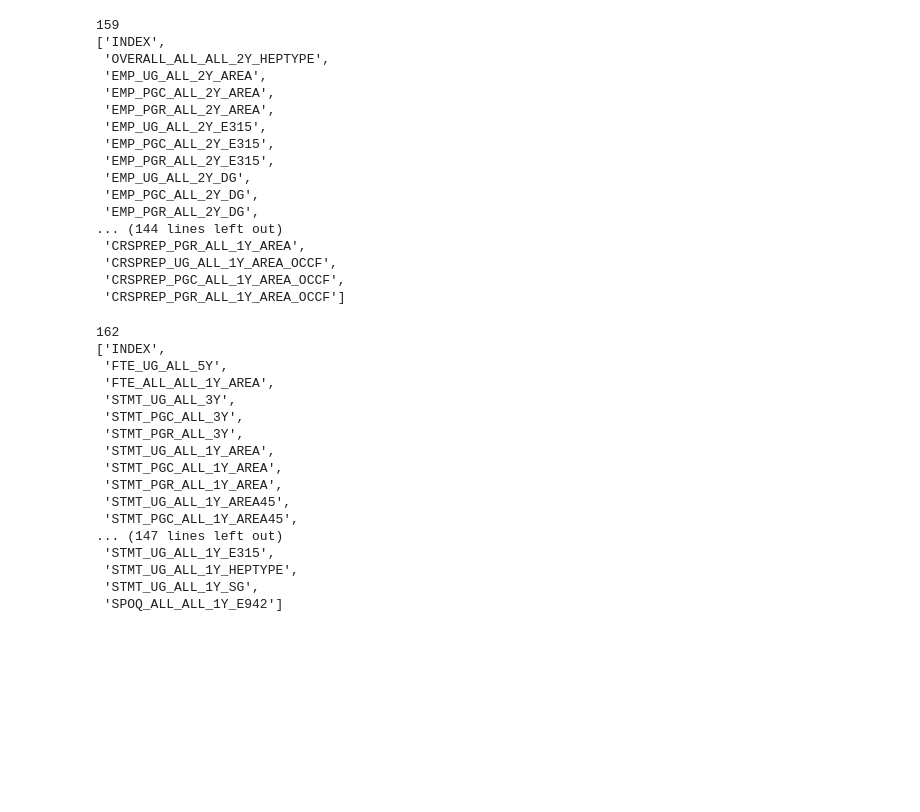
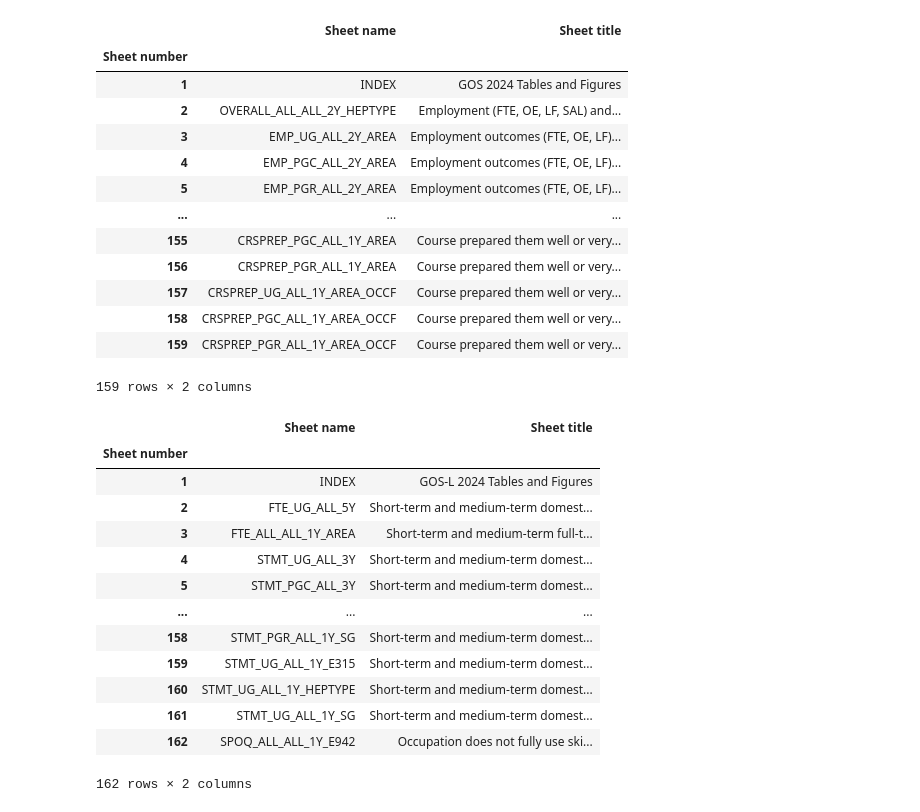
Before and after one commit to nichothenacho64/jobless-graduate, a Jupyter notebook: notebooks/01_eda.ipynb, the cells around one changed output. Saved outputs shown, nothing was run; the diff lists cells and outputs as text; code cells hidden in the pictures; blank space fills up the shorter version.

Commit message:
Refactor QILT data files
These are some small changes to improve the readability of the code. Additionally, some functions have been created for identifying individual sheets more easily

```diff
--- a/notebooks/01_eda.ipynb
+++ b/notebooks/01_eda.ipynb
@@ -65,49 +52,38 @@ Employment outcomes (FTE, OE, LF), 2023-2024 among postgraduate research student
 # %%
-from pprint import pprint
-
-print(len(gos_excel_sheets))
-pprint(gos_excel_sheets) # ! use these results to inform what is chosen
+gos_excel_sheets_df = find_all_qilt_sheets(qilt_folder, gos_excel_file)
+gos_excel_sheets_df # ! use these results to inform what is chosen
 # %% [output]
+|  | Sheet name | Sheet title |
+| Sheet number |  |  |
+| 1 | INDEX | GOS 2024 Tables and Figures |
+| 2 | OVERALL_ALL_ALL_2Y_HEPTYPE | Employment (FTE, OE, LF, SAL) and... |
+| 3 | EMP_UG_ALL_2Y_AREA | Employment outcomes (FTE, OE, LF)... |
+| 4 | EMP_PGC_ALL_2Y_AREA | Employment outcomes (FTE, OE, LF)... |
+| 5 | EMP_PGR_ALL_2Y_AREA | Employment outcomes (FTE, OE, LF)... |
+| ... | ... | ... |
+| 155 | CRSPREP_PGC_ALL_1Y_AREA | Course prepared them well or very... |
+| 156 | CRSPREP_PGR_ALL_1Y_AREA | Course prepared them well or very... |
+| 157 | CRSPREP_UG_ALL_1Y_AREA_OCCF | Course prepared them well or very... |
+| 158 | CRSPREP_PGC_ALL_1Y_AREA_OCCF | Course prepared them well or very... |
+| 159 | CRSPREP_PGR_ALL_1Y_AREA_OCCF | Course prepared them well or very... |
-159
-['INDEX',
- 'OVERALL_ALL_ALL_2Y_HEPTYPE',
- 'EMP_UG_ALL_2Y_AREA',
- 'EMP_PGC_ALL_2Y_AREA',
- 'EMP_PGR_ALL_2Y_AREA',
- 'EMP_UG_ALL_2Y_E315',
- 'EMP_PGC_ALL_2Y_E315',
- 'EMP_PGR_ALL_2Y_E315',
- 'EMP_UG_ALL_2Y_DG',
- 'EMP_PGC_ALL_2Y_DG',
- 'EMP_PGR_ALL_2Y_DG',
-... (144 lines left out)
- 'CRSPREP_PGR_ALL_1Y_AREA',
- 'CRSPREP_UG_ALL_1Y_AREA_OCCF',
- 'CRSPREP_PGC_ALL_1Y_AREA_OCCF',
- 'CRSPREP_PGR_ALL_1Y_AREA_OCCF']
+159 rows × 2 columns
 # %%
 gos_l_excel_file_name = "QILT-2024-GOS-L" # ! data comparison, use ChatGPT to see what is common
-
 gos_l_excel_file = RAW_SOURCE_DIRS[qilt_folder][gos_l_excel_file_name]
-
-gos_l_excel_sheets = list_excel_sheets(qilt_folder, gos_l_excel_file)
-print(len(gos_l_excel_sheets))
-pprint(gos_l_excel_sheets)
+gos_l_excel_sheets_df = find_all_qilt_sheets(qilt_folder, gos_l_excel_file)
+gos_l_excel_sheets_df
 # %% [output]
+|  | Sheet name | Sheet title |
+| Sheet number |  |  |
+| 1 | INDEX | GOS-L 2024 Tables and Figures |
+| 2 | FTE_UG_ALL_5Y | Short-term and medium-term domest... |
+| 3 | FTE_ALL_ALL_1Y_AREA | Short-term and medium-term full-t... |
+| 4 | STMT_UG_ALL_3Y | Short-term and medium-term domest... |
+| 5 | STMT_PGC_ALL_3Y | Short-term and medium-term domest... |
+| ... | ... | ... |
+| 158 | STMT_PGR_ALL_1Y_SG | Short-term and medium-term domest... |
+| 159 | STMT_UG_ALL_1Y_E315 | Short-term and medium-term domest... |
+| 160 | STMT_UG_ALL_1Y_HEPTYPE | Short-term and medium-term domest... |
+| 161 | STMT_UG_ALL_1Y_SG | Short-term and medium-term domest... |
+| 162 | SPOQ_ALL_ALL_1Y_E942 | Occupation does not fully use ski... |
-162
-['INDEX',
- 'FTE_UG_ALL_5Y',
- 'FTE_ALL_ALL_1Y_AREA',
- 'STMT_UG_ALL_3Y',
- 'STMT_PGC_ALL_3Y',
- 'STMT_PGR_ALL_3Y',
- 'STMT_UG_ALL_1Y_AREA',
- 'STMT_PGC_ALL_1Y_AREA',
- 'STMT_PGR_ALL_1Y_AREA',
- 'STMT_UG_ALL_1Y_AREA45',
- 'STMT_PGC_ALL_1Y_AREA45',
-... (147 lines left out)
- 'STMT_UG_ALL_1Y_E315',
- 'STMT_UG_ALL_1Y_HEPTYPE',
- 'STMT_UG_ALL_1Y_SG',
- 'SPOQ_ALL_ALL_1Y_E942']
+162 rows × 2 columns
```
Also changed, not shown: parts of 2 cells of this notebook, 2 other files.
